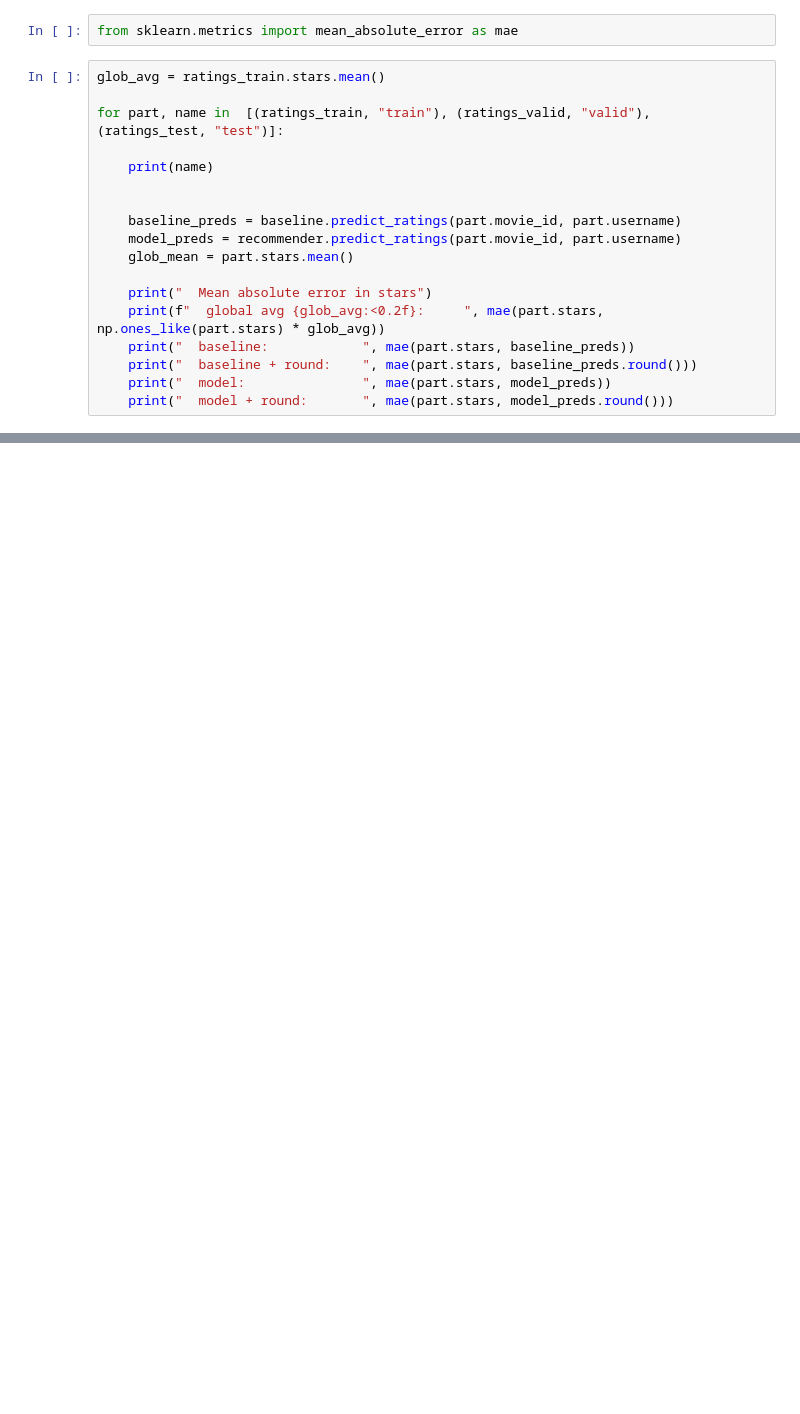
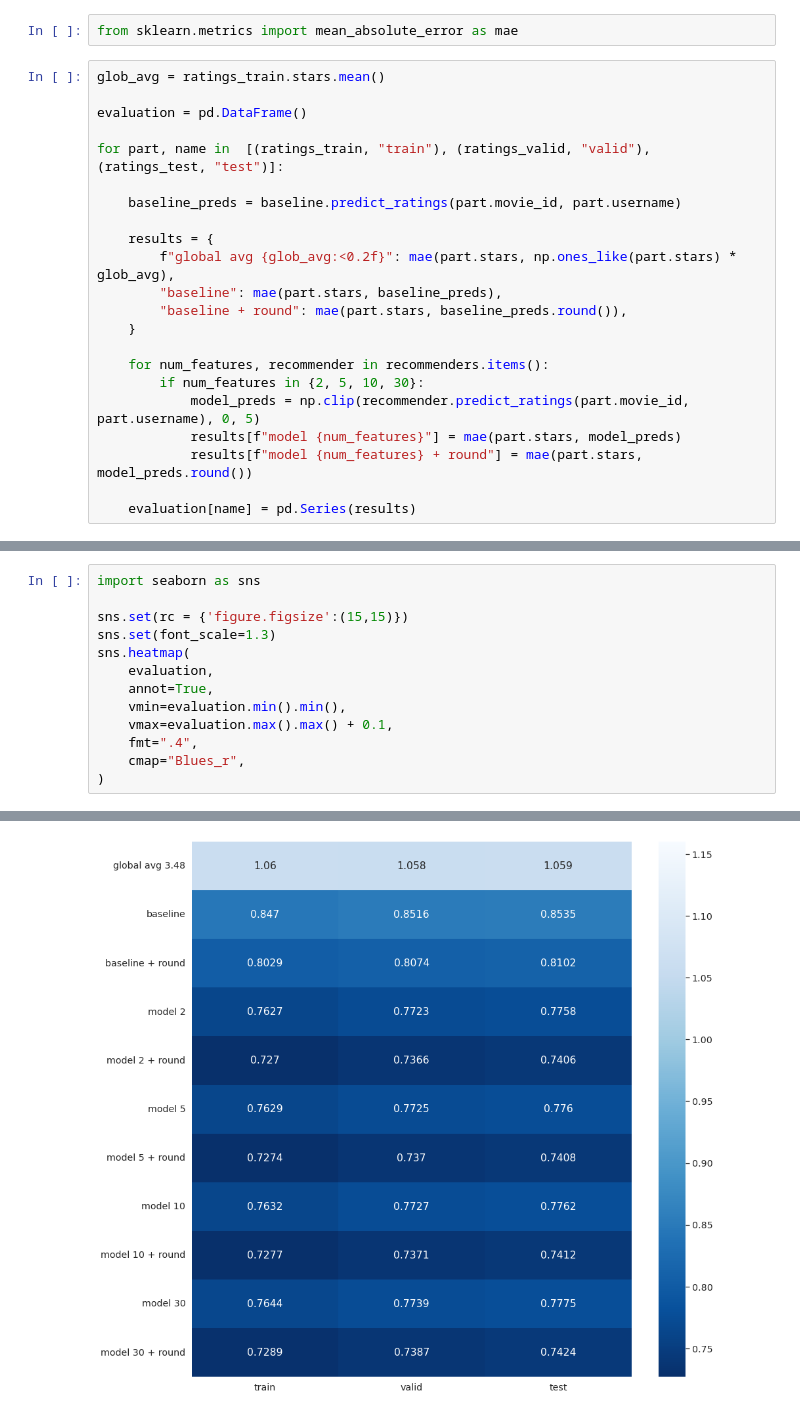
Before and after one commit to prompteus/csfd-movie-recommender, a Jupyter notebook: src/recommend/notebooks/cf_playground.ipynb, the cells around one changed output, grey strips where cells are left out. Saved outputs shown, nothing was run; the diff lists cells and outputs as text; blank space fills up the shorter version.

```diff
--- a/src/recommend/notebooks/cf_playground.ipynb
+++ b/src/recommend/notebooks/cf_playground.ipynb
@@ -130,18 +153,22 @@ from sklearn.metrics import mean_absolute_error as mae
 # %%
 glob_avg = ratings_train.stars.mean()
 
+evaluation = pd.DataFrame()
+
 for part, name in  [(ratings_train, "train"), (ratings_valid, "valid"), (ratings_test, "test")]:
 
-    print(name)
+    baseline_preds = baseline.predict_ratings(part.movie_id, part.username)
 
+    results = {
+        f"global avg {glob_avg:<0.2f}": mae(part.stars, np.ones_like(part.stars) * glob_avg),
+        "baseline": mae(part.stars, baseline_preds),
+        "baseline + round": mae(part.stars, baseline_preds.round()),
+    }
 
-    baseline_preds = baseline.predict_ratings(part.movie_id, part.username)
-    model_preds = recommender.predict_ratings(part.movie_id, part.username)
-    glob_mean = part.stars.mean()
+    for num_features, recommender in recommenders.items():
+        if num_features in {2, 5, 10, 30}:
+            model_preds = np.clip(recommender.predict_ratings(part.movie_id, part.username), 0, 5)
+            results[f"model {num_features}"] = mae(part.stars, model_preds)
+            results[f"model {num_features} + round"] = mae(part.stars, model_preds.round())
 
-    print("  Mean absolute error in stars")
-    print(f"  global avg {glob_avg:<0.2f}:     ", mae(part.stars, np.ones_like(part.stars) * glob_avg))
-    print("  baseline:            ", mae(part.stars, baseline_preds))
-    print("  baseline + round:    ", mae(part.stars, baseline_preds.round()))
-    print("  model:               ", mae(part.stars, model_preds))
-    print("  model + round:       ", mae(part.stars, model_preds.round()))
+    evaluation[name] = pd.Series(results)
@@ -165,0 +190,14 @@ valid
+# %%
+import seaborn as sns
+
+sns.set(rc = {'figure.figsize':(15,15)})
+sns.set(font_scale=1.3)
+sns.heatmap(
+    evaluation,
+    annot=True,
+    vmin=evaluation.min().min(),
+    vmax=evaluation.max().max() + 0.1,
+    fmt=".4",
+    cmap="Blues_r",
+)
+# %% [output]
@@ -166,2 +205,3 @@ valid
+[figure, added]
 # %%
 df_movies.loc[recommender.recommend_from_movie(
```
Also changed, not shown: parts of 10 cells of this notebook, 2 other files.
